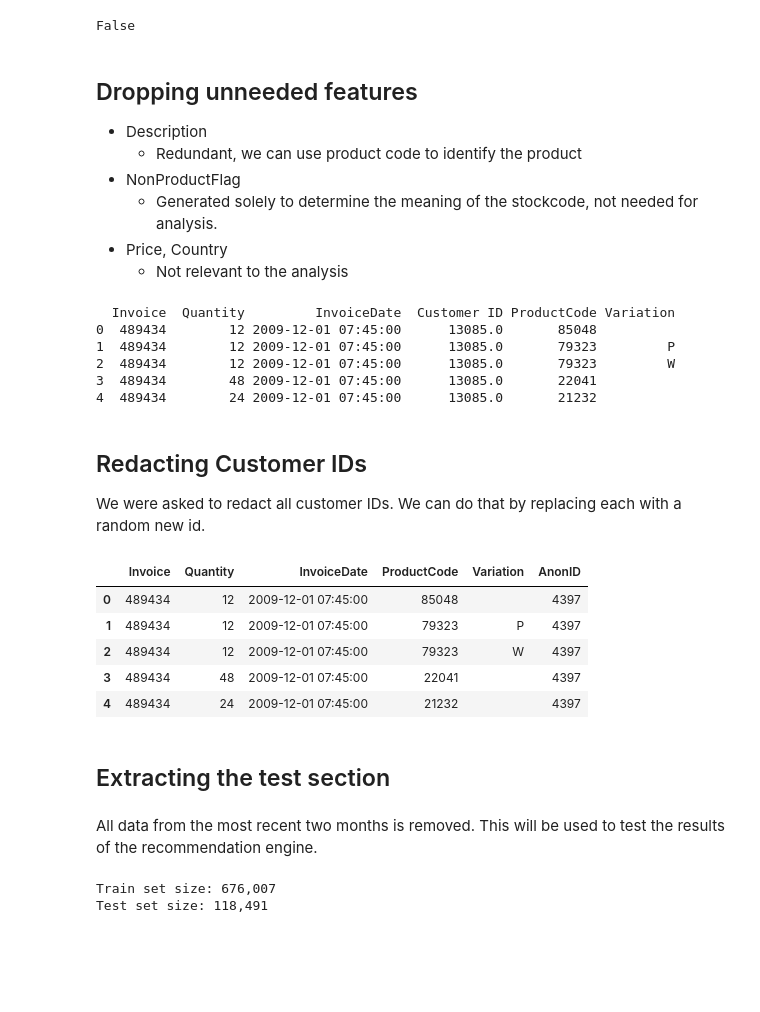
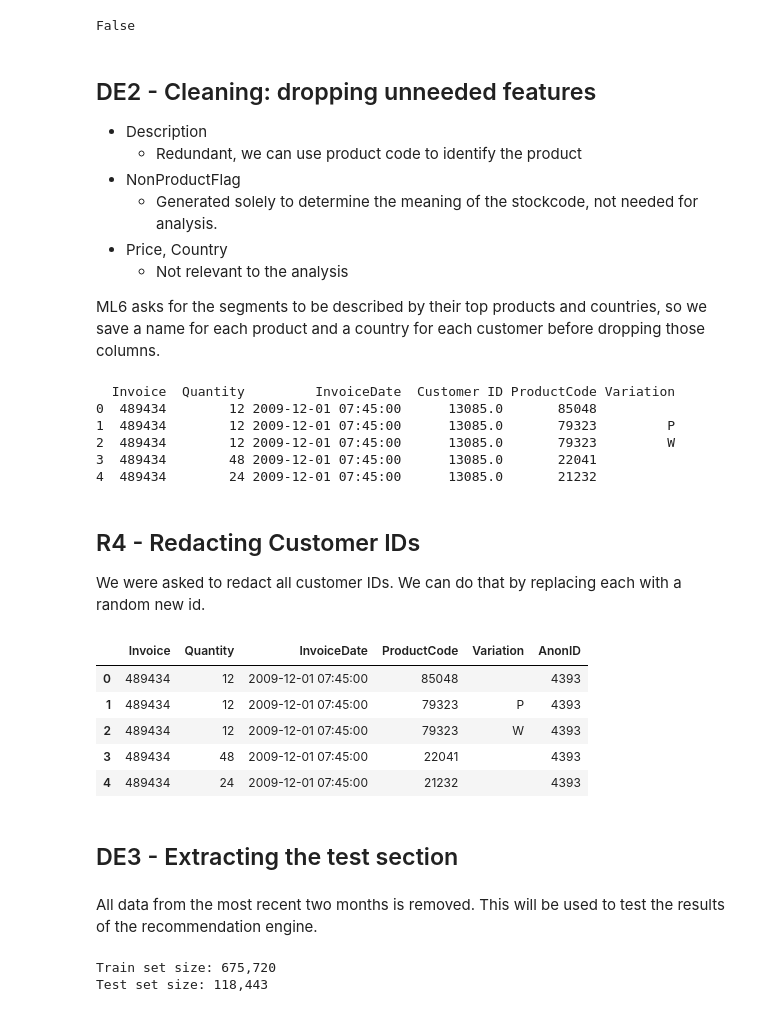
Before and after one commit to Katman08/DS5020-Project-1, a Jupyter notebook: build_matrix.ipynb, the cells around one changed output. Saved outputs shown, nothing was run; the diff lists cells and outputs as text; code cells hidden in the pictures; blank space fills up the shorter version.

Commit message:
data cleaning

```diff
--- a/data_cleaning.ipynb
+++ b/build_matrix.ipynb
@@ -31,9 +43,9 @@ First we split StockCode into three features for exploration. ProductCode will b
 # %%
 # Split the stockcode into two features
 df_split = df_merged.copy()
-df_split['ProductCode'] = df_split['StockCode'].astype(str).str.extract(r'(\d+)', expand=False)
+df_split['ProductCode'] = df_split['StockCode'].astype(str).str.extract(r'^(\d+)\D*$', expand=False)
 df_split['Variation'] = df_split['StockCode'].astype(str).str.extract(r'^\d+(\D*)$', expand=False)
-df_split['NonProductFlag'] = df_split['StockCode'].astype(str).str.extract(r'^(\D*)$', expand=False)
+df_split['NonProductFlag'] = df_split['StockCode'].where(df_split['ProductCode'].isna())
 df_split.drop(['StockCode'], axis=1, inplace=True)
 # %%
 # Show the stock code an description for all unique variations
@@ -122,6 +134,10 @@ print(f"Rows remaining after requiring product IDs: {df_reduced.shape[0]:,}")
 df_reduced = df_reduced.loc[df_reduced['Customer ID'].notna()]
 print(f"Rows remaining after requiring customer IDs: {df_reduced.shape[0]:,}")
 
+# Remove non-sales
+df_reduced = df_reduced.loc[df_reduced['Price'] > 0]
+print(f"Rows remaining after removing price <= 0: {df_reduced.shape[0]:,}")
+
 # Remove duplicated rows
 df_reduced = df_reduced.drop_duplicates()
 print(f"Rows remaining after removing duplicates: {df_reduced.shape[0]:,}")
@@ -144,7 +161,7 @@ print(((df_reduced['Invoice'].str.contains('C') == True) & (df_reduced['Quantity
 # %% [output]
 False
 # %% [markdown]
-## Dropping unneeded features
+## DE2 - Cleaning: dropping unneeded features
 
 - Description
     - Redundant, we can use product code to identify the product
@@ -152,7 +169,14 @@ False
     - Generated solely to determine the meaning of the stockcode, not needed for analysis.
 - Price, Country
     - Not relevant to the analysis
+
+ML6 asks for the segments to be described by their top products and countries, so we save a name for each product and a country for each customer before dropping those columns.
 # %%
+# Lookups for ML6, saved before the columns are dropped
+product_names = (df_reduced.dropna(subset=['Description'])
+                 .groupby('ProductCode')['Description'].agg(lambda s: s.mode().iat[0]))
+customer_country = df_reduced.groupby('Customer ID')['Country'].agg(lambda s: s.mode().iat[0])
+
 df_sliced = df_reduced.drop(columns=['Description', 'Price', 'Country', 'NonProductFlag'])
 
 # Removing the full df from memory
@@ -167,31 +191,32 @@ print(df_sliced.head())
 3  489434        48 2009-12-01 07:45:00      13085.0       22041
 4  489434        24 2009-12-01 07:45:00      13085.0       21232
 # %% [markdown]
-## Redacting Customer IDs
+## R4 - Redacting Customer IDs
 
 We were asked to redact all customer IDs. We can do that by replacing each with a random new id.
 # %%
 rng = np.random.default_rng(42)
 
 df_obscured = df_sliced.copy()
 ids = df_obscured['Customer ID'].dropna().unique()
 shuffled = rng.permutation(ids)
 
 mapping = {cid: i for i, cid in enumerate(shuffled)}
 df_obscured['AnonID'] = df_obscured['Customer ID'].map(mapping).astype('Int64')
+customer_country.index = customer_country.index.map(mapping)
 
 df_obscured = df_obscured.drop(columns='Customer ID')
 
 df_obscured.head()
 # %% [output]
 |  | Invoice | Quantity | InvoiceDate | ProductCode | Variation | AnonID |
-| 0 | 489434 | 12 | 2009-12-01 07:45:00 | 85048 |  | 4397 |
-| 1 | 489434 | 12 | 2009-12-01 07:45:00 | 79323 | P | 4397 |
-| 2 | 489434 | 12 | 2009-12-01 07:45:00 | 79323 | W | 4397 |
-| 3 | 489434 | 48 | 2009-12-01 07:45:00 | 22041 |  | 4397 |
-| 4 | 489434 | 24 | 2009-12-01 07:45:00 | 21232 |  | 4397 |
+| 0 | 489434 | 12 | 2009-12-01 07:45:00 | 85048 |  | 4393 |
+| 1 | 489434 | 12 | 2009-12-01 07:45:00 | 79323 | P | 4393 |
+| 2 | 489434 | 12 | 2009-12-01 07:45:00 | 79323 | W | 4393 |
+| 3 | 489434 | 48 | 2009-12-01 07:45:00 | 22041 |  | 4393 |
+| 4 | 489434 | 24 | 2009-12-01 07:45:00 | 21232 |  | 4393 |
 # %% [markdown]
-## Extracting the test section
+## DE3 - Extracting the test section
 # %% [markdown]
 All data from the most recent two months is removed. This will be used to test the results of the recommendation engine.
 # %%
@@ -206,5 +231,5 @@ test = df_obscured[df_obscured['InvoiceDate'] >= cutoff]
 print(f"Train set size: {train.shape[0]:,}")
 print(f"Test set size: {test.shape[0]:,}")
 # %% [output]
-Train set size: 676,007
-Test set size: 118,491
+Train set size: 675,720
+Test set size: 118,443
```
Also changed, not shown: parts of 25 cells of this notebook, 3 other files.
